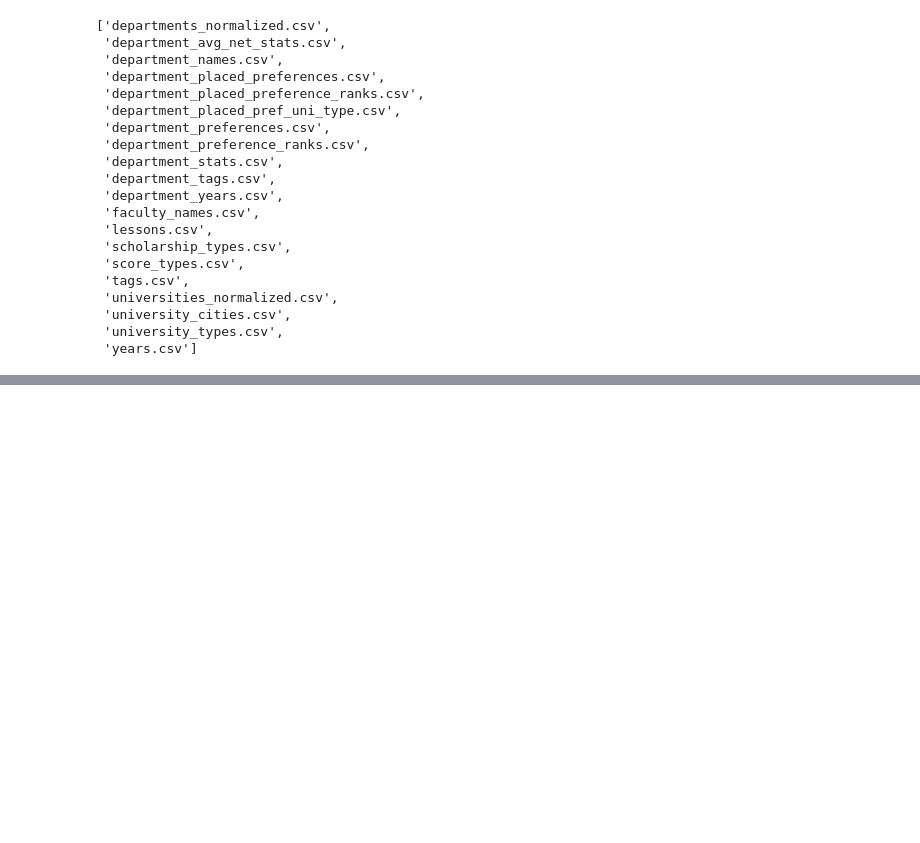
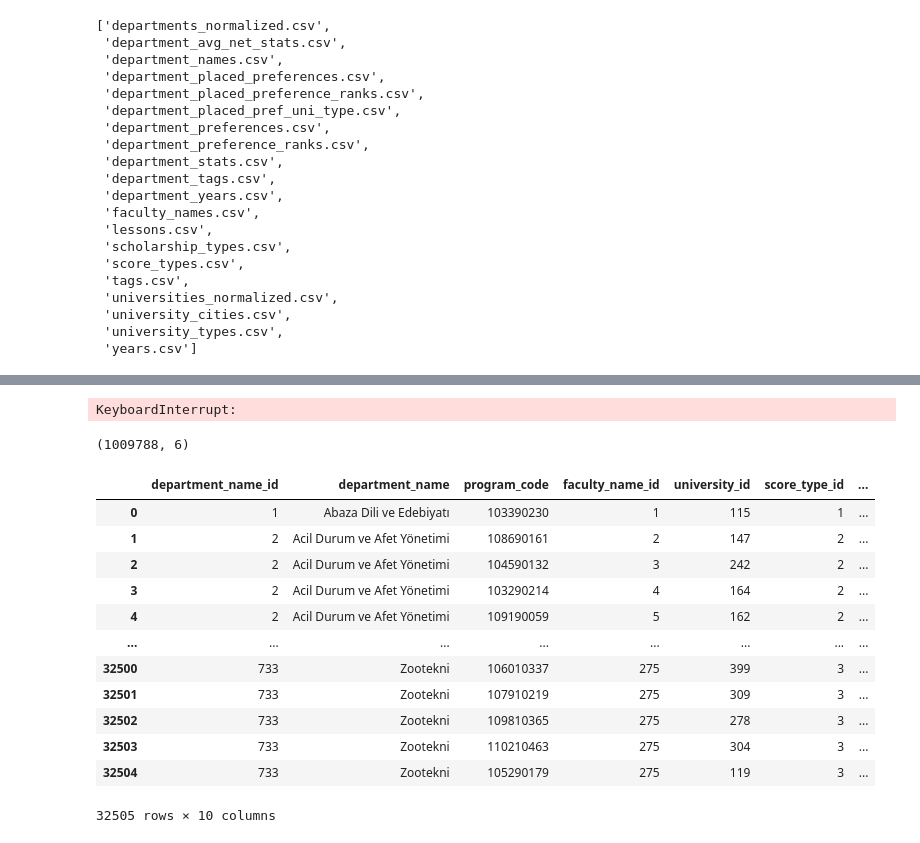
Before and after one commit to nikitagh712-ai/Turkish-Admission-EDA, a Jupyter notebook: EDA.ipynb, the cells around one changed output, grey strips where cells are left out. Saved outputs shown, nothing was run; the diff lists cells and outputs as text; code cells hidden in the pictures; blank space fills up the shorter version.

Commit message:
Merging Multiple tables together

```diff
--- a/EDA.ipynb
+++ b/EDA.ipynb
@@ -79,0 +138,4 @@ name['df1']
+# %%
+FDF = FDF.merge(name['department_placed_preference_rank'],on='program_code',how='inner').merge(name['department_placed_pref_uni_type'],on='program_code',how='inner')
+# %% [output]
+KeyboardInterrupt:
@@ -79,0 +186,20 @@ name['df1']
+# %%
+marged_df8.shape
+# %% [output]
+(1009788, 6)
+# %%
+merged_df
+# %% [output]
+|  | department_name_id | department_name | program_code | faculty_name_id | university_id | score_type_id | ... |
+| 0 | 1 | Abaza Dili ve Edebiyatı | 103390230 | 1 | 115 | 1 | ... |
+| 1 | 2 | Acil Durum ve Afet Yönetimi | 108690161 | 2 | 147 | 2 | ... |
+| 2 | 2 | Acil Durum ve Afet Yönetimi | 104590132 | 3 | 242 | 2 | ... |
+| 3 | 2 | Acil Durum ve Afet Yönetimi | 103290214 | 4 | 164 | 2 | ... |
+| 4 | 2 | Acil Durum ve Afet Yönetimi | 109190059 | 5 | 162 | 2 | ... |
+| ... | ... | ... | ... | ... | ... | ... | ... |
+| 32500 | 733 | Zootekni | 106010337 | 275 | 399 | 3 | ... |
+| 32501 | 733 | Zootekni | 107910219 | 275 | 309 | 3 | ... |
+| 32502 | 733 | Zootekni | 109810365 | 275 | 278 | 3 | ... |
+| 32503 | 733 | Zootekni | 110210463 | 275 | 304 | 3 | ... |
+| 32504 | 733 | Zootekni | 105290179 | 275 | 119 | 3 | ... |
+32505 rows × 10 columns
```
Also changed, not shown: parts of 37 cells of this notebook.
